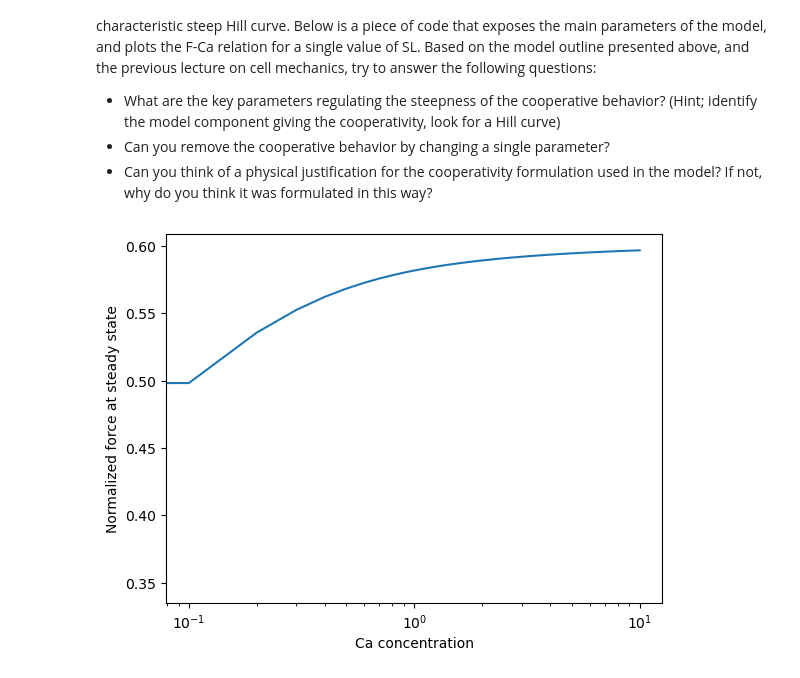
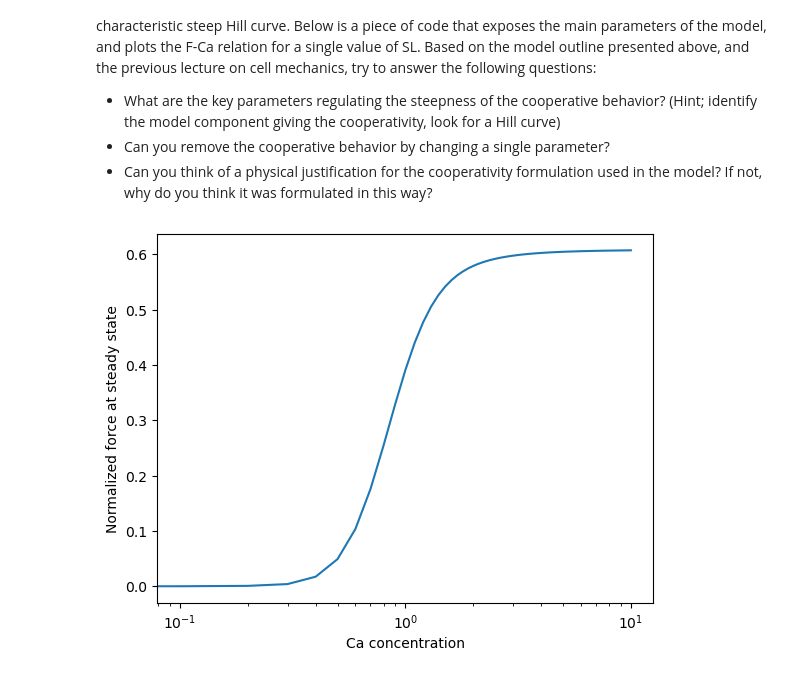
Before and after one commit to Simula-SSCP/SSCP_lectures, a Jupyter notebook: L11 (Myofilament Dynamics)/RiceModel.ipynb, the cells around one changed output. Cells and saved outputs as stored; diff of their text form; code cells hidden in the pictures.

Commit message:
minor edits rice myofilament model

```diff
--- a/L11 (Myofilament Dynamics)/RiceModel.ipynb
+++ b/L11 (Myofilament Dynamics)/RiceModel.ipynb
@@ -303,32 +304,32 @@ Cai = np.linspace(0,10,101)
 force_index = rice.monitor_indices("active")
 
 # Parameter names and default values:
 # Qfapp=6.25, Qgapp=2.5, Qgxb=6.25, Qhb=6.25, Qhf=6.25, fapp=0.5,
 # gapp=0.07, gslmod=6, gxb=0.07, hb=0.4, hbmdc=0, hf=2,
 # hfmdc=5, sigman=1, sigmap=8, xbmodsp=1, KSE=1, PCon_c=0.02,
 # PCon_t=0.002, PExp_c=70, PExp_t=10, SEon=1, SL_c=2.25,
 # SLmax=2.4, SLmin=1.4, SLrest=1.85, SLset=1.9, fixed_afterload=0,
 # kxb_normalised=120, massf=50, visc=3, Ca_amplitude=1.45,
 # Ca_diastolic=0.09, start_time=5, tau1=20, tau2=110, TmpC=24,
 # len_hbare=0.1, len_thick=1.65, len_thin=1.2, x_0=0.007,
 # Qkn_p=1.6, Qkoff=1.3, Qkon=1.5, Qkp_n=1.6, kn_p=0.5,
 # koffH=0.025, koffL=0.25, koffmod=1, kon=0.05, kp_n=0.05,
 # nperm=15, perm50=0.5, xPsi=2, Trop_conc=70, kxb=120
 
 init = rice.init_state_values()
 Fss = np.empty_like(Cai)
 for i in range(len(Cai)):
     #The following line sets the parameters. Simply add a parameter name and
     #its value to change it from the default.
-    p = (rice.init_parameter_values(start_time=1000,Ca_diastolic=Cai[i],SLmin=2.5,nperm=1),)
+    p = (rice.init_parameter_values(start_time=1000,Ca_diastolic=Cai[i],SLmin=2.5,nperm=7.5),)
     s = odeint(rice.rhs,init,t,p)
     m = rice.monitor(s[-1],t[-1],p[0])
     Fss[i] = m[force_index]
 
 plt.semilogx(Cai,Fss)
 plt.ylabel('Normalized force at steady state')
 plt.xlabel('Ca concentration')
 
 plt.show()
 # %% [output]
-[figure, old version]
+[figure, new version]
```
Also changed, not shown: parts of 12 cells of this notebook.
